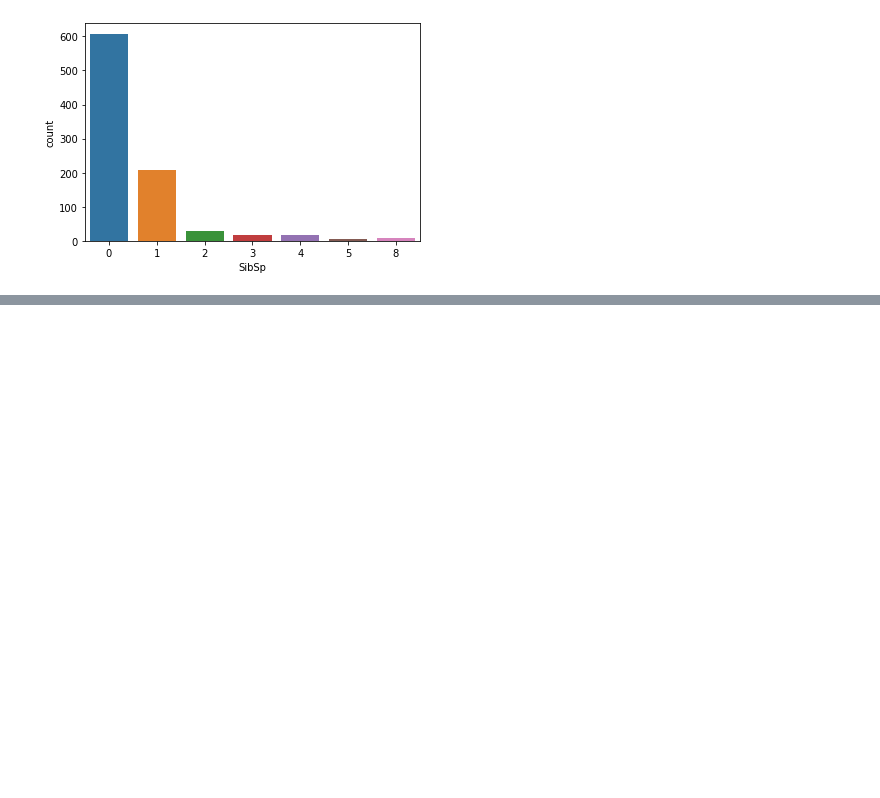
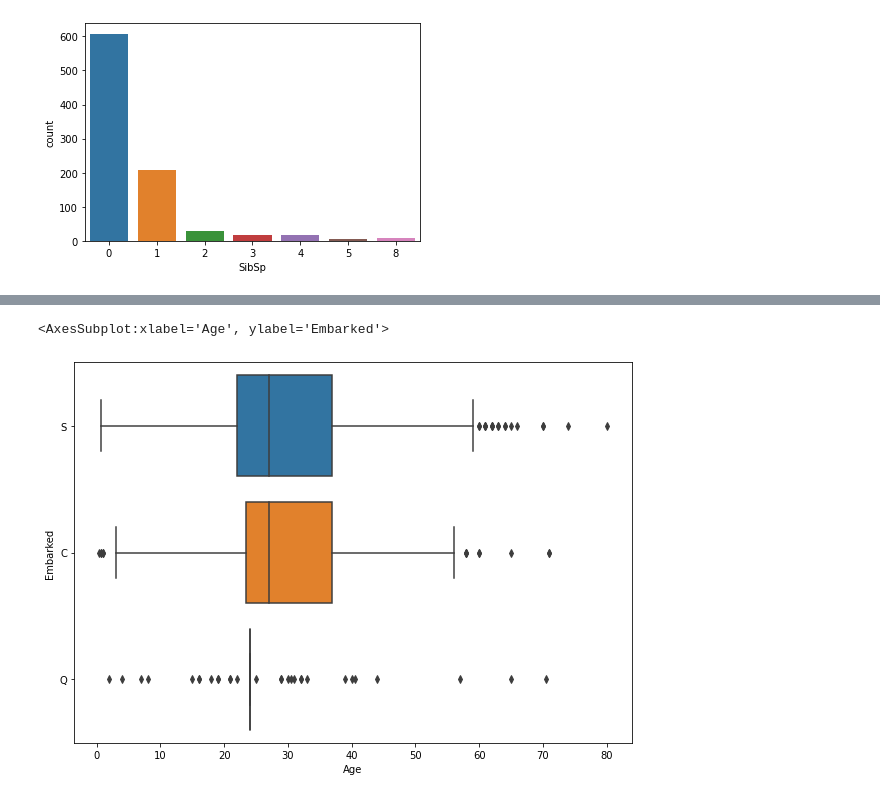
Before and after one commit to babiswas/pandasrepo, a Jupyter notebook: Titanic_new.ipynb, the cells around one changed output, grey strips where cells are left out. Cells and saved outputs as stored; diff of their text form; code cells hidden in the pictures; blank space fills up the shorter version.

```diff
--- a/Titanic_new.ipynb
+++ b/Titanic_new.ipynb
@@ -129,0 +146,14 @@ sns.countplot(x='SibSp',data=df)
+# %%
+def impute_age(cols):
+    Age=cols[0]
+    Pclass=cols[1]
+    if pd.isnull(Age):
+        if Pclass==1:
+            return 37
+        elif Pclass==2:
+            return 29
+        elif Pclass==3:
+            return 24
+    else:
+        return Age
+df['Age']=df[['Age','Pclass']].apply(impute_age,axis=1)
@@ -129,0 +183,6 @@ sns.countplot(x='SibSp',data=df)
+# %%
+plt.figure(figsize=(10,7))
+sns.boxplot(y='Embarked',x='Age',data=df)
+# %% [output]
+<AxesSubplot:xlabel='Age', ylabel='Embarked'>
+[figure, added]
```
Also changed, not shown: parts of 5 cells of this notebook.
